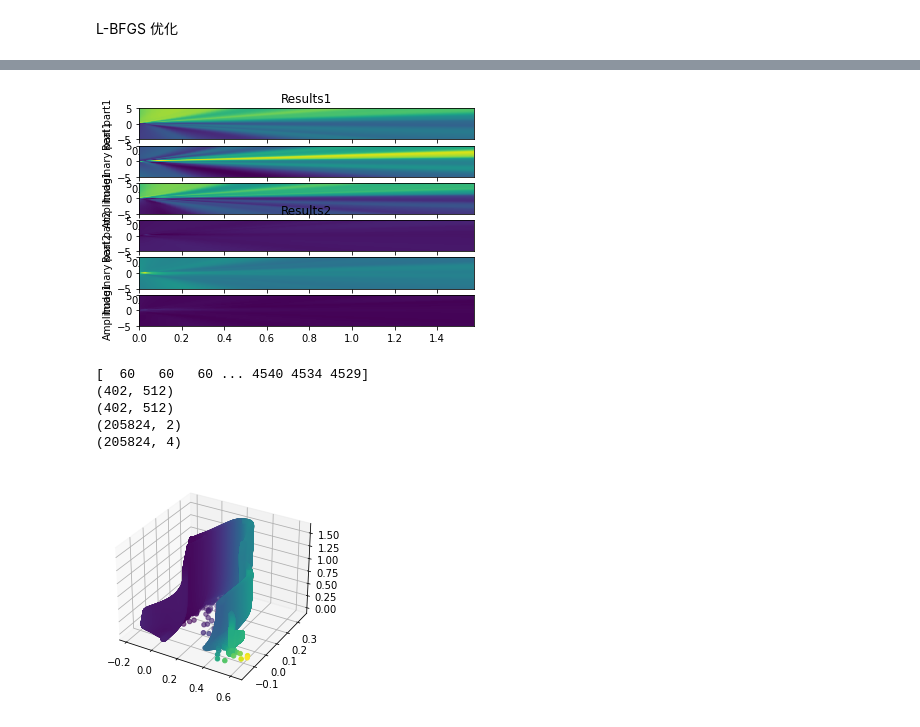
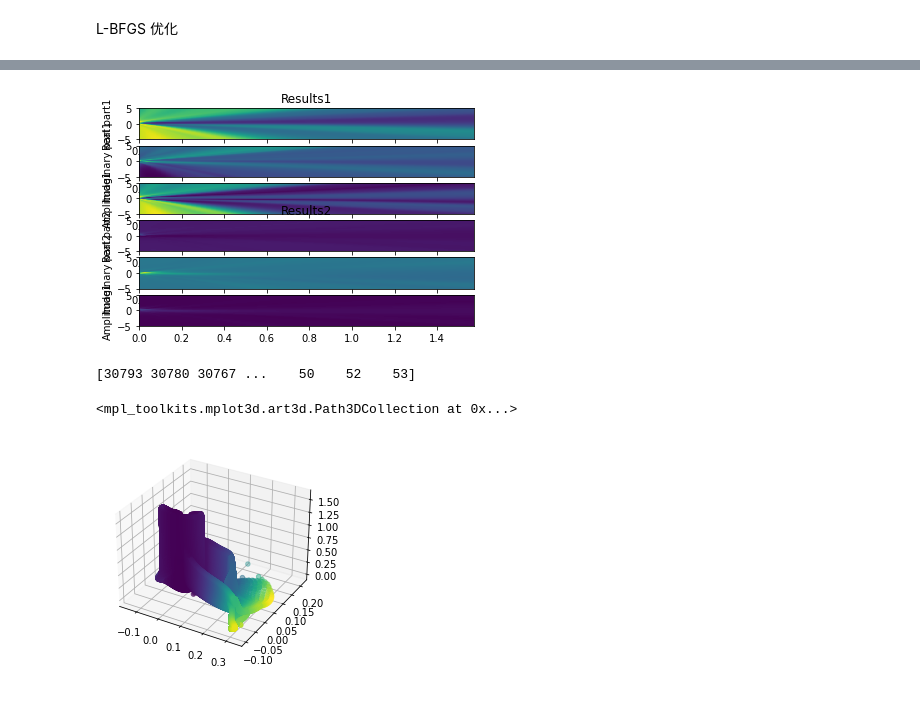
Before and after one commit to sk-yang666/PINN-on-NLS, a Jupyter notebook: 2.ipynb, the cells around one changed output, grey strips where cells are left out. Drawn from its saved outputs; the diff is of its cells as text; code cells hidden in the pictures.

```diff
--- a/2.ipynb
+++ b/2.ipynb
@@ -155,7 +155,7 @@ Adam 优化
 # 强烈建议使用 GPU 加速系统.
 
 model.compile("adam", lr=1e-3, loss="MSE")
-model.train(epochs=1000, display_every=100)
+model.train(epochs=10000, display_every=100)
 # %% [output]
 Compiling model...
 Building feed-forward neural network...
@@ -183,11 +186,14 @@ dde.optimizers.config.set_LBFGS_options(
     maxcor=50,
     ftol=1.0 * np.finfo(float).eps,
     gtol=1e-08,
-    maxiter=1000,
+    maxiter=10000,
     maxfun=1000,
     maxls=50,
 )
 model.compile("L-BFGS")
-model.train()
+#model.train()
+
+losshistory, train_state = model.train()
+dde.saveplot(losshistory, train_state, issave=True, isplot=True)
 # %% [output]
 Compiling model...
@@ -285,25 +294,19 @@ ax[5].imshow(
 )
 plt.show()
 # %% [output]
-[figure, old version]
+[figure, new version]
 # %%
 ax = plt.axes(projection='3d')
+
 
 b=prediction[:,0]**2+prediction[:,1]**2
 c=min(b)
 d=b/c
 d=d.astype(int)
 print(d)
 # Data for a three-dimensional line
-ax.scatter3D(prediction[:, 0],prediction[:, 1],X_star[:,1],c=d*2)
-print(X.shape)
-print(T.shape)
-print(X_star.shape)
-print(prediction.shape)
+ax.scatter3D(prediction[:, 0],prediction[:, 1],X_star[:,1],c=d[:]*2)
 # %% [output]
-[  60   60   60 ... 4540 4534 4529]
-(402, 512)
-(402, 512)
-(205824, 2)
-(205824, 4)
+[30793 30780 30767 ...    50    52    53]
+<mpl_toolkits.mplot3d.art3d.Path3DCollection at 0x...>
-[figure, old version]
+[figure, new version]
```
Also changed, not shown: parts of 3 cells of this notebook, 3 other files.
